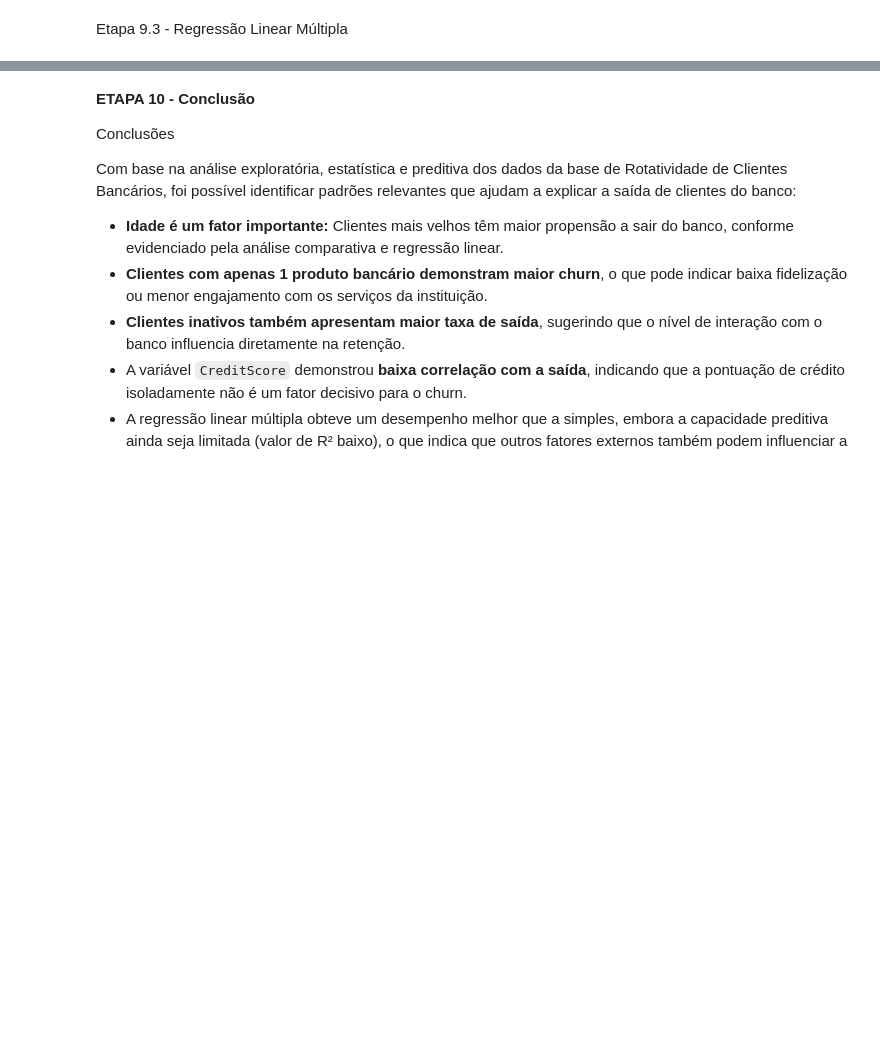
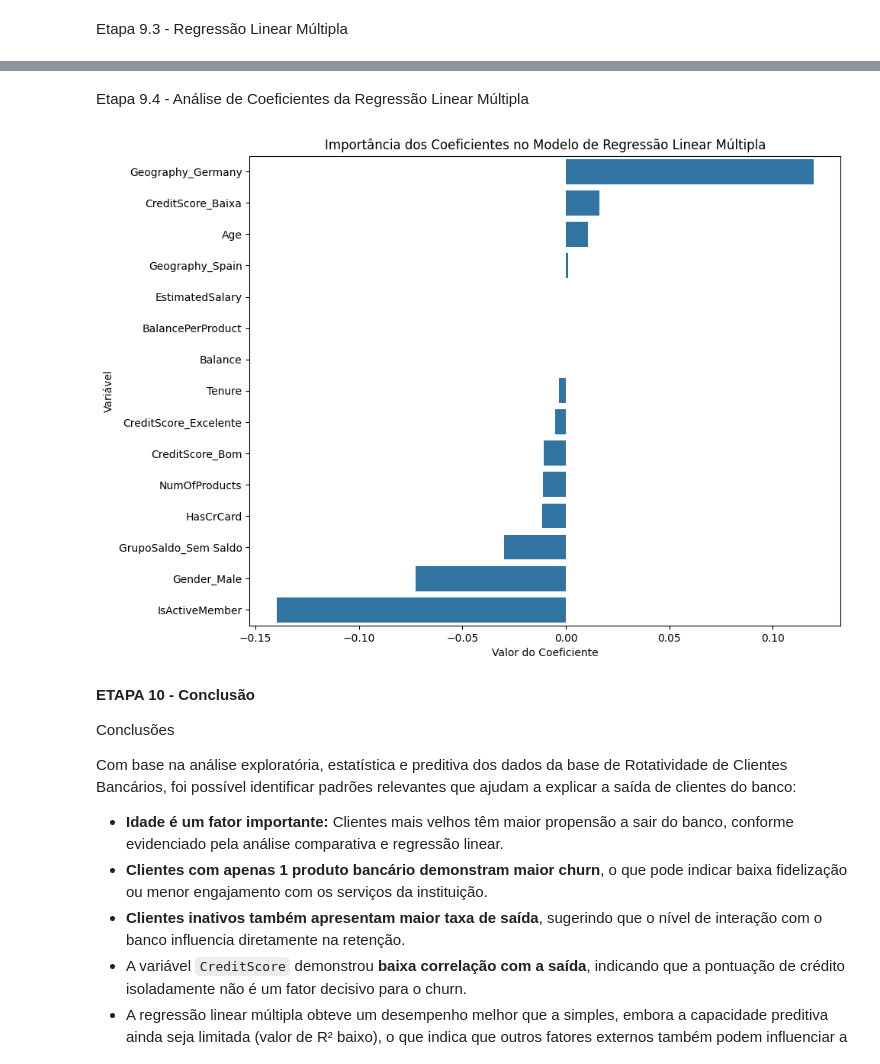
Before and after one commit to vitao-bolado/Trabalho1_AnaliseDados, a Jupyter notebook: Trabalho1.ipynb, the cells around one changed output, grey strips where cells are left out. Cells and saved outputs as stored; diff of their text form; code cells hidden in the pictures; blank space fills up the shorter version.

Commit message:
Adicionando Análise de Coeficientes do Modelo Múltiplo - Etapa 9.4

```diff
--- a/Trabalho1.ipynb
+++ b/Trabalho1.ipynb
@@ -666,3 +666,24 @@ RMSE (múltiplo): 0.37287081923509907
+# %% [markdown]
+Etapa 9.4 - Análise de Coeficientes da Regressão Linear Múltipla
+# %%
+# Recriando o df_model para garantir que as colunas existam
+df_model = pd.get_dummies(df.copy(), drop_first=True)
+X = df_model.drop('Exited', axis=1)
+
+# Criando um DataFrame com os coeficientes
+coeficientes = pd.DataFrame(modelo_multiplo.coef_, X.columns, columns=['Coeficiente'])
+
+# Ordenando os coeficientes para melhor visualização
+coeficientes_sorted = coeficientes.sort_values(by='Coeficiente', ascending=False)
+
+plt.figure(figsize=(10, 8))
+sns.barplot(x=coeficientes_sorted['Coeficiente'], y=coeficientes_sorted.index, orient='h')
+plt.title('Importância dos Coeficientes no Modelo de Regressão Linear Múltipla')
+plt.xlabel('Valor do Coeficiente')
+plt.ylabel('Variável')
+plt.show()
+# %% [output]
+[figure, added]
 # %% [markdown]
 **ETAPA 10 - Conclusão**
 
```
Also changed, not shown: parts of 1 cell of this notebook.
